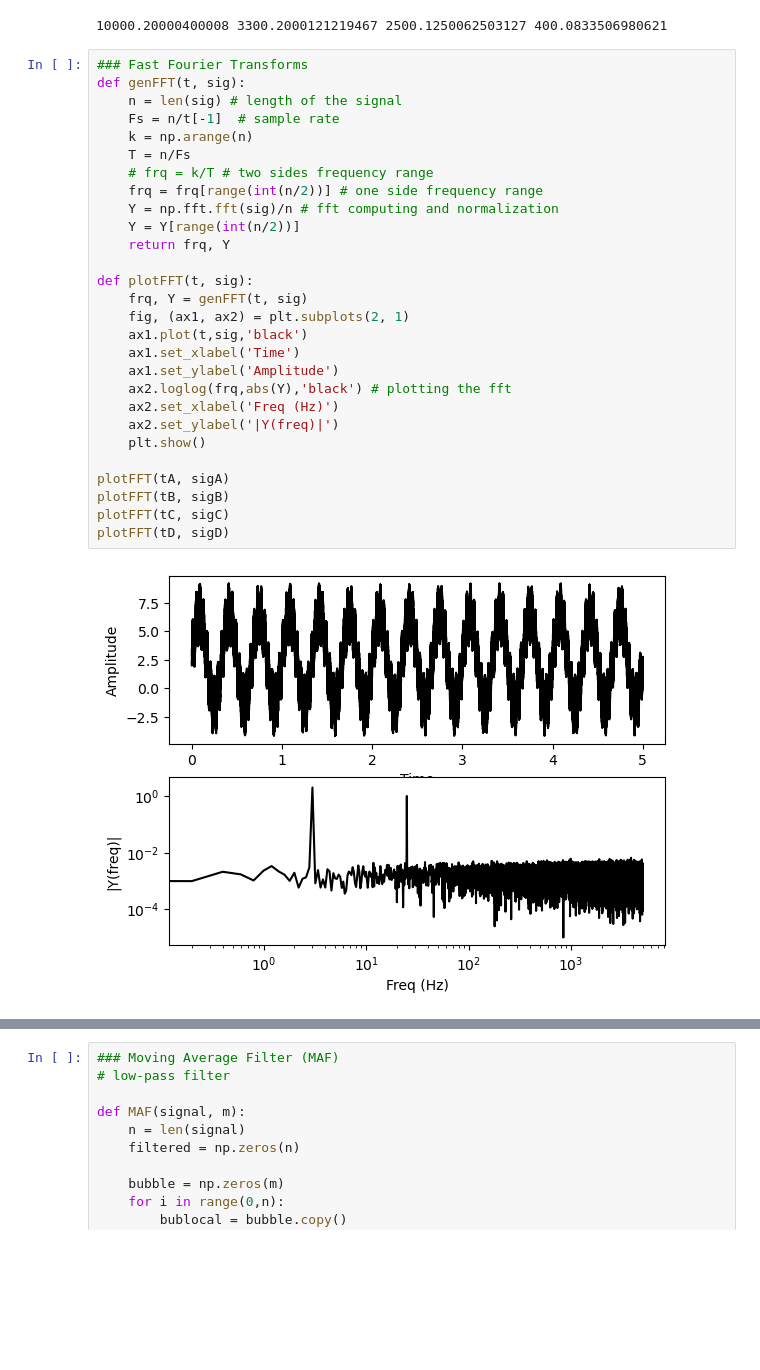
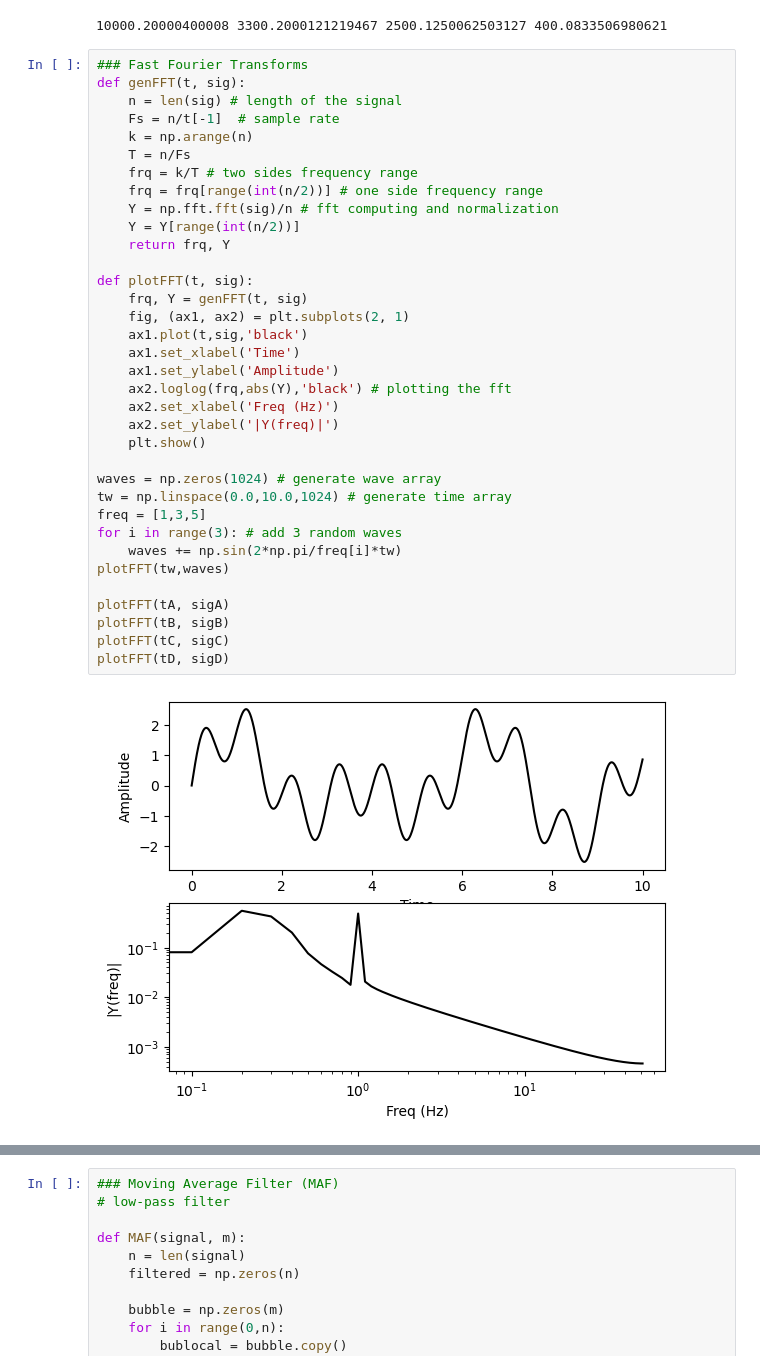
Before and after one commit to jugadel1/ME433_Projects, a Jupyter notebook: HW9-DSP/Mechatronics_DSP.ipynb, the cells around one changed output, grey strips where cells are left out. Drawn from its saved outputs; the diff is of its cells as text; blank space fills up the shorter version.

```diff
--- a/HW9-DSP/Mechatronics_DSP.ipynb
+++ b/HW9-DSP/Mechatronics_DSP.ipynb
@@ -61,30 +61,37 @@ print(FsA, FsB, FsC, FsD)
 # %%
 ### Fast Fourier Transforms
 def genFFT(t, sig):
     n = len(sig) # length of the signal
     Fs = n/t[-1]  # sample rate
     k = np.arange(n)
     T = n/Fs
-    # frq = k/T # two sides frequency range
+    frq = k/T # two sides frequency range
     frq = frq[range(int(n/2))] # one side frequency range
     Y = np.fft.fft(sig)/n # fft computing and normalization
     Y = Y[range(int(n/2))]
     return frq, Y
 
 def plotFFT(t, sig):
     frq, Y = genFFT(t, sig)
     fig, (ax1, ax2) = plt.subplots(2, 1)
     ax1.plot(t,sig,'black')
     ax1.set_xlabel('Time')
     ax1.set_ylabel('Amplitude')
     ax2.loglog(frq,abs(Y),'black') # plotting the fft
     ax2.set_xlabel('Freq (Hz)')
     ax2.set_ylabel('|Y(freq)|')
     plt.show()
 
+waves = np.zeros(1024) # generate wave array
+tw = np.linspace(0.0,10.0,1024) # generate time array
+freq = [1,3,5]
+for i in range(3): # add 3 random waves
+    waves += np.sin(2*np.pi/freq[i]*tw)
+plotFFT(tw,waves)
+
 plotFFT(tA, sigA)
 plotFFT(tB, sigB)
 plotFFT(tC, sigC)
 plotFFT(tD, sigD)
 # %% [output]
-[figure, old version]
+[figure, new version]
```
Also changed, not shown: parts of 2 cells of this notebook, 7 other files.
